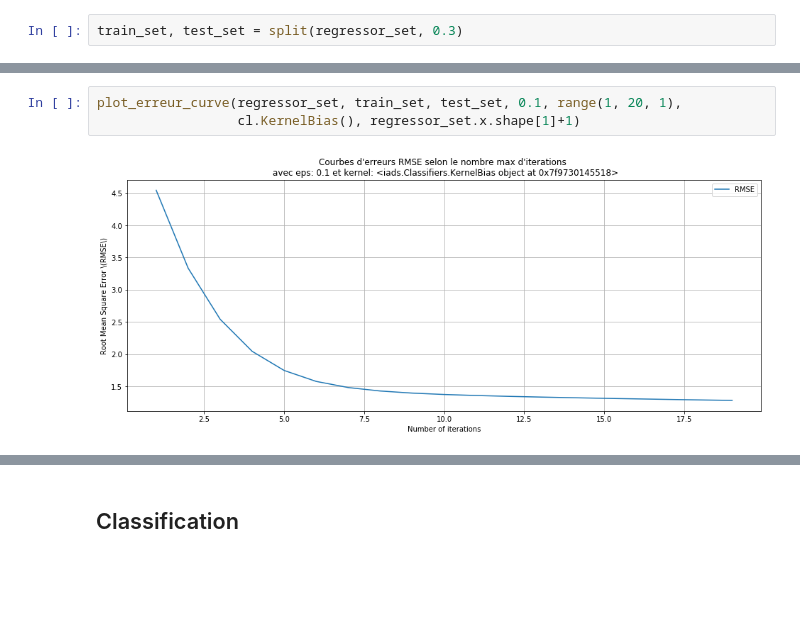
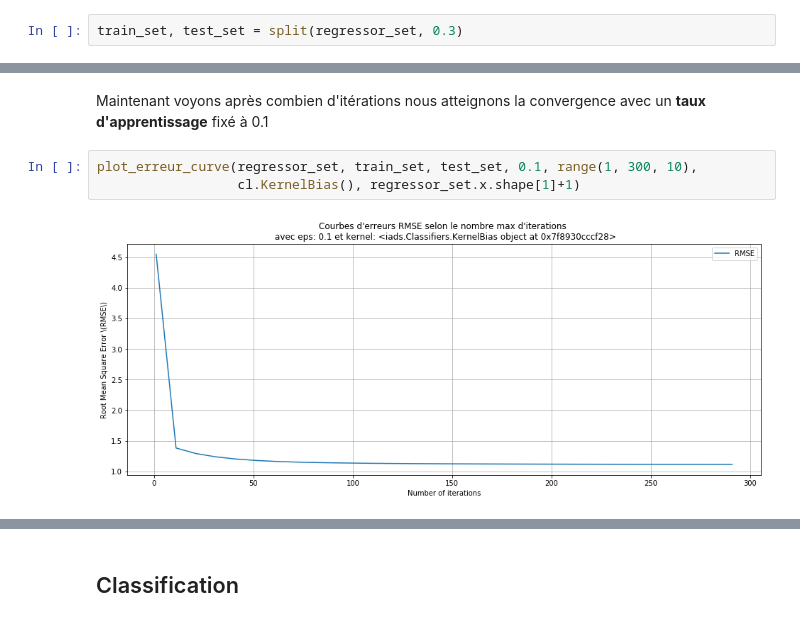
Before and after one commit to ATidiane/IMDb-Data-Analysis, a Jupyter notebook: consignes-Copy2.ipynb, the cells around one changed output, grey strips where cells are left out. Cells and saved outputs as stored; diff of their text form; blank space fills up the shorter version.

```diff
--- a/consignes-Copy2.ipynb
+++ b/consignes-Copy2.ipynb
@@ -615,5 +624,7 @@ plot_regression_experiences(regressor_set, train_set, test_set)
+# %% [markdown]
+Maintenant voyons après combien d'itérations nous atteignons la convergence avec un **taux d'apprentissage** fixé à 0.1
 # %%
-plot_erreur_curve(regressor_set, train_set, test_set, 0.1, range(1, 20, 1),
+plot_erreur_curve(regressor_set, train_set, test_set, 0.1, range(1, 300, 10),
                   cl.KernelBias(), regressor_set.x.shape[1]+1)
 # %% [output]
-[figure, old version]
+[figure, new version]
```
Also changed, not shown: parts of 20 cells of this notebook.
